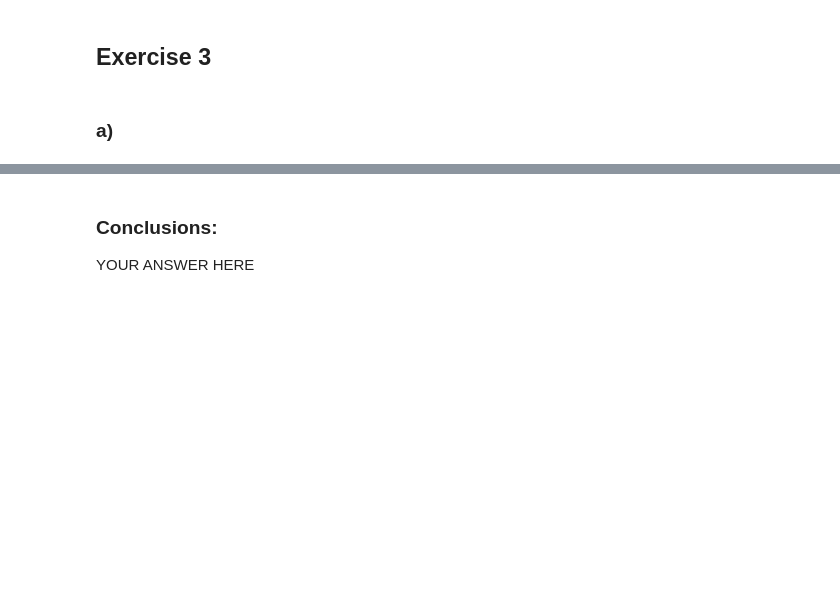
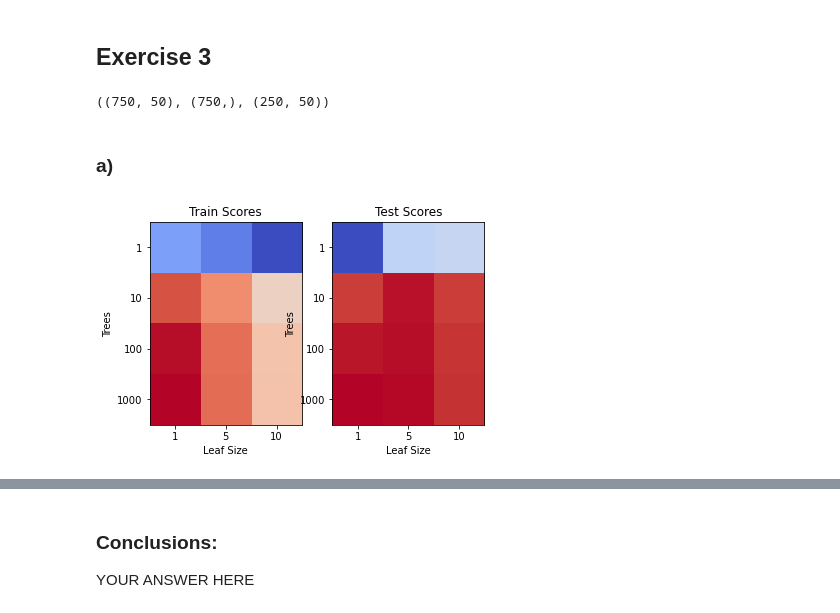
Before and after one commit to Zleander/SML_Exercises, a Jupyter notebook: Ex08/Assignment8.ipynb, the cells around one changed output, grey strips where cells are left out. Cells and saved outputs as stored; diff of their text form; code cells hidden in the pictures; blank space fills up the shorter version.

```diff
--- a/Ex08/Assignment8.ipynb
+++ b/Ex08/Assignment8.ipynb
@@ -121,5 +133,9 @@ with open('rfdata_train.npy', 'rb') as f:
 with open('rfdata_test.npy', 'rb') as f:
     X_test = np.load(f)
     y_test = np.load(f)
+
+X_train.shape, y_train.shape, X_test.shape
+# %% [output]
+((750, 50), (750,), (250, 50))
 # %% [markdown]
 ### a)
@@ -135,0 +142,34 @@ train_scores, test_scores = [np.zeros((len(n_trees),len(n_inleaf))) for _ in ran
+# %%
+from sklearn.ensemble import RandomForestRegressor
+
+n_trees = [1,10,100,1000]
+n_inleaf = [1,5,10]
+
+train_scores, test_scores = [np.zeros((len(n_trees),len(n_inleaf))) for _ in range(2)]
+
+# save scores to index [i_tree, i_inleaf] and make a heatmap
+for i_tree, n_tree in enumerate(n_trees):
+    for i_inleaf, n_leaf in enumerate(n_inleaf):
+        rfr = RandomForestRegressor(n_estimators=n_tree, min_samples_leaf=n_leaf)
+        rfr.fit(X_train, y_train)
+        train_scores[i_tree, i_inleaf] = rfr.score(X_train, y_train)
+        test_scores[i_tree, i_inleaf] = rfr.score(X_test, y_test)
+
+
+fig, axs = plt.subplots(1,2)
+axs[0].imshow(train_scores, cmap=plt.cm.coolwarm)
+axs[0].set_title("Train Scores")
+axs[1].imshow(test_scores, cmap=plt.cm.coolwarm)
+axs[1].set_title("Test Scores")
+for ax in axs:
+    ax.set_yticks([0,1,2,3])
+    ax.set_yticklabels(n_trees)
+    ax.set_xticks([0,1,2])
+    ax.set_xticklabels(n_inleaf)
+    ax.set_xlabel("Leaf Size")
+
+ax[0].set_ylabel("Trees")
+
+plt.show()
+# %% [output]
+[figure, added]
```
Also changed, not shown: parts of 13 cells of this notebook, 1 other file.
